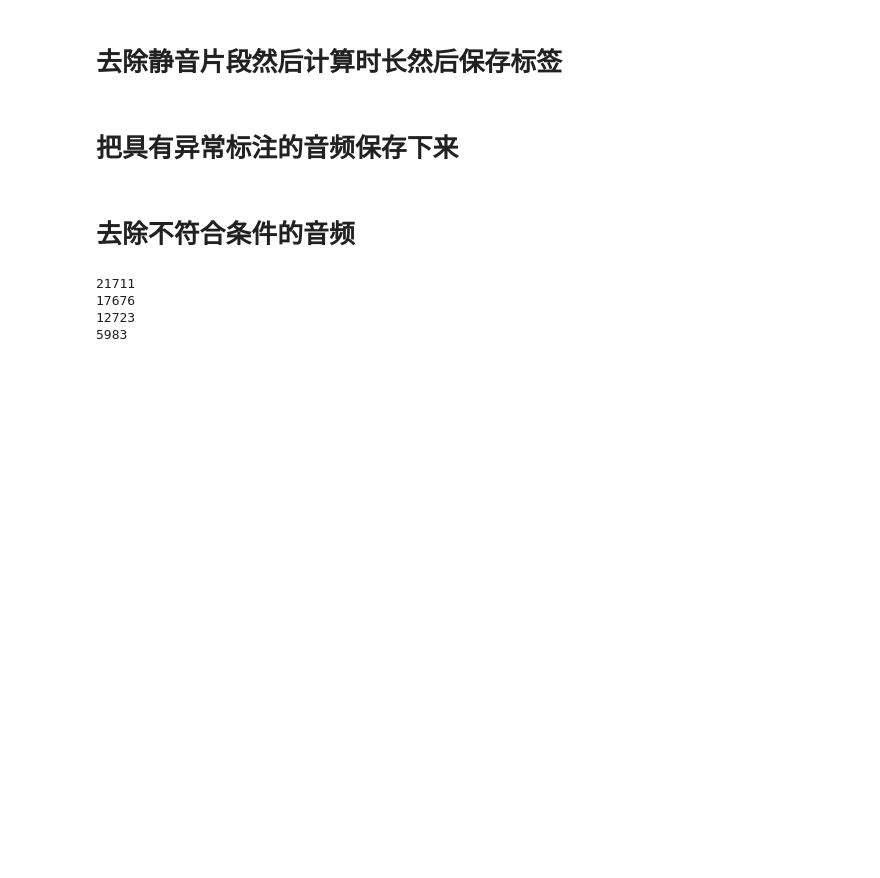
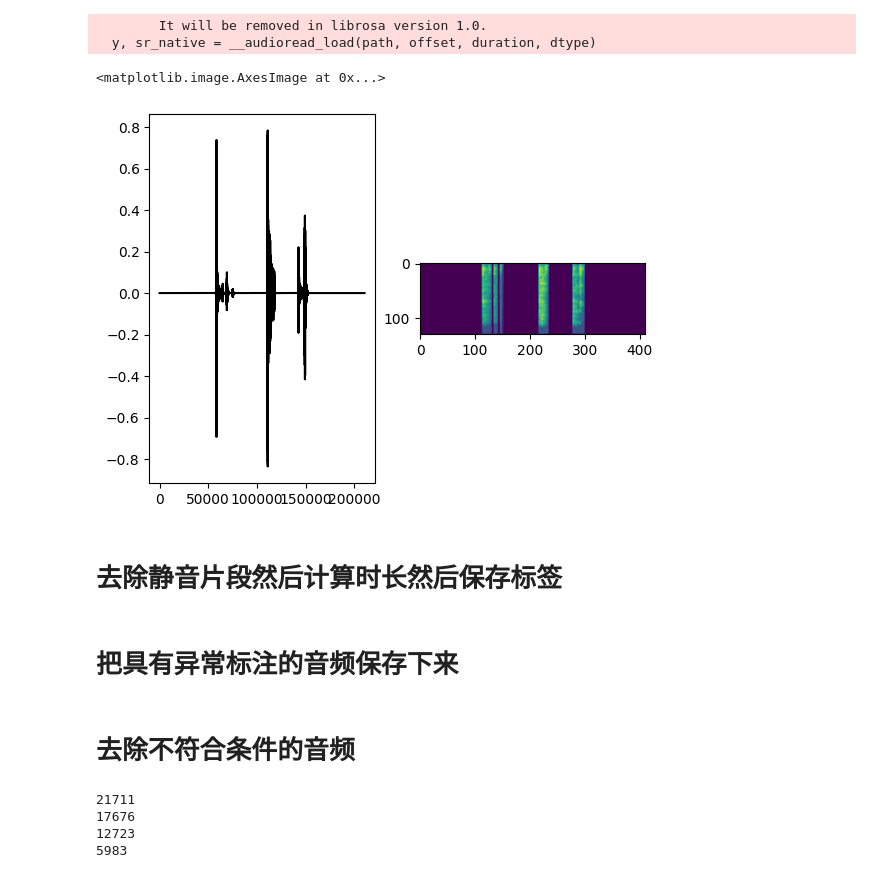
Before and after one commit to ZhaoKe1024/SoundDL-CoughVID, a Jupyter notebook: soundexplore.ipynb, the cells around one changed output. Saved outputs shown, nothing was run; the diff lists cells and outputs as text; code cells hidden in the pictures; blank space fills up the shorter version.

```diff
--- a/soundexplore.ipynb
+++ b/soundexplore.ipynb
@@ -20,3 +127,26 @@ plt.show()
+# %%
+
+# audioseg = AudioSegment.from_file("F:/DATAS/COUGHVID-public_dataset_v3/coughvid_20211012/00422dad-066b-402f-9cac-e9efe51442af.wav")
+audioseg = AudioSegment.from_file("F:/DATAS/COUGHVID-public_dataset_v3/coughvid_20211012/001e2f19-d81c-4029-b33c-d2db56b23a4a.webm")
+
+plt.figure(0)
+plt.subplot(k,2,0*2+1)
+plt.plot(range(len(audioseg)), audioseg.samples, c="black")
+plt.subplot(k,2,0*2+2)
+plt.imshow(w2m(torch.from_numpy(audioseg.samples)))
+
+# audioseg.vad()
+# plt.subplot(k,2,1*2+1)
+# plt.plot(range(len(audioseg)), audioseg.samples, c="black")
+# audioseg.wav_padding()
+# plt.subplot(k,2,2*2+1)
+# plt.plot(range(len(audioseg)), audioseg.samples, c="black")
+# plt.show()
+# %% [output]
+        It will be removed in librosa version 1.0.
+  y, sr_native = __audioread_load(path, offset, duration, dtype)
+<matplotlib.image.AxesImage at 0x...>
+[figure, added]
 # %%
 import sys
 sys.path.append(r'C:/Program Files (zk)/PythonFiles/AClassification/SoundDL-CoughVID/')
```
Also changed, not shown: parts of 6 cells of this notebook, 7 other files.
